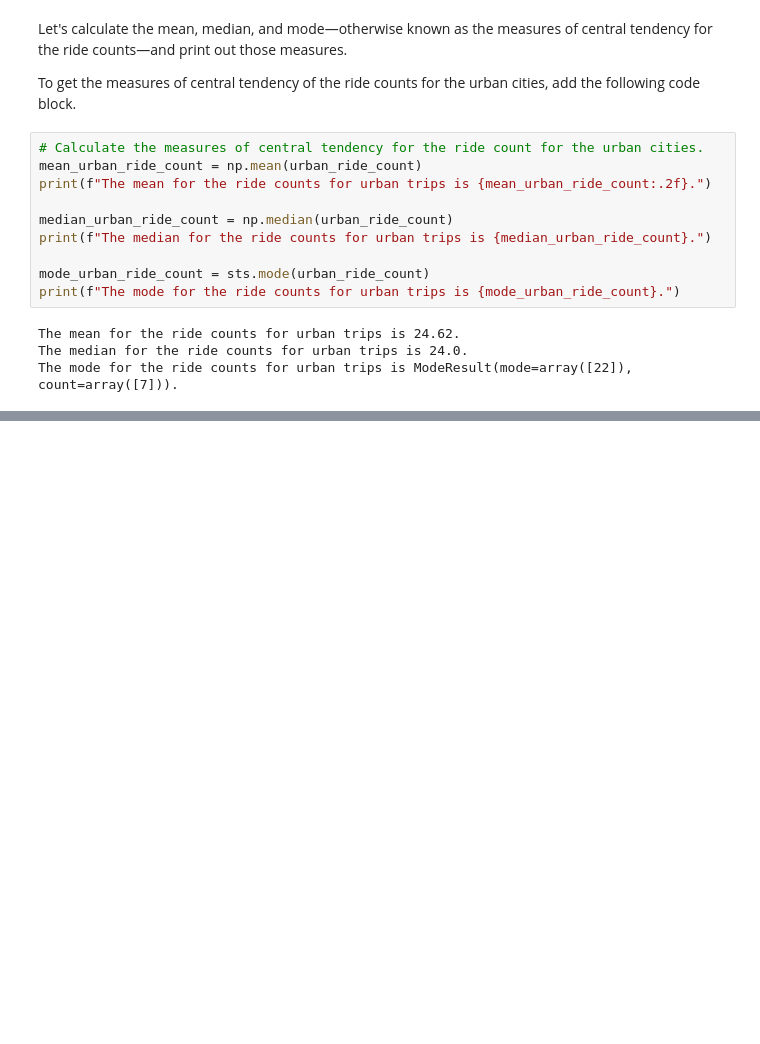
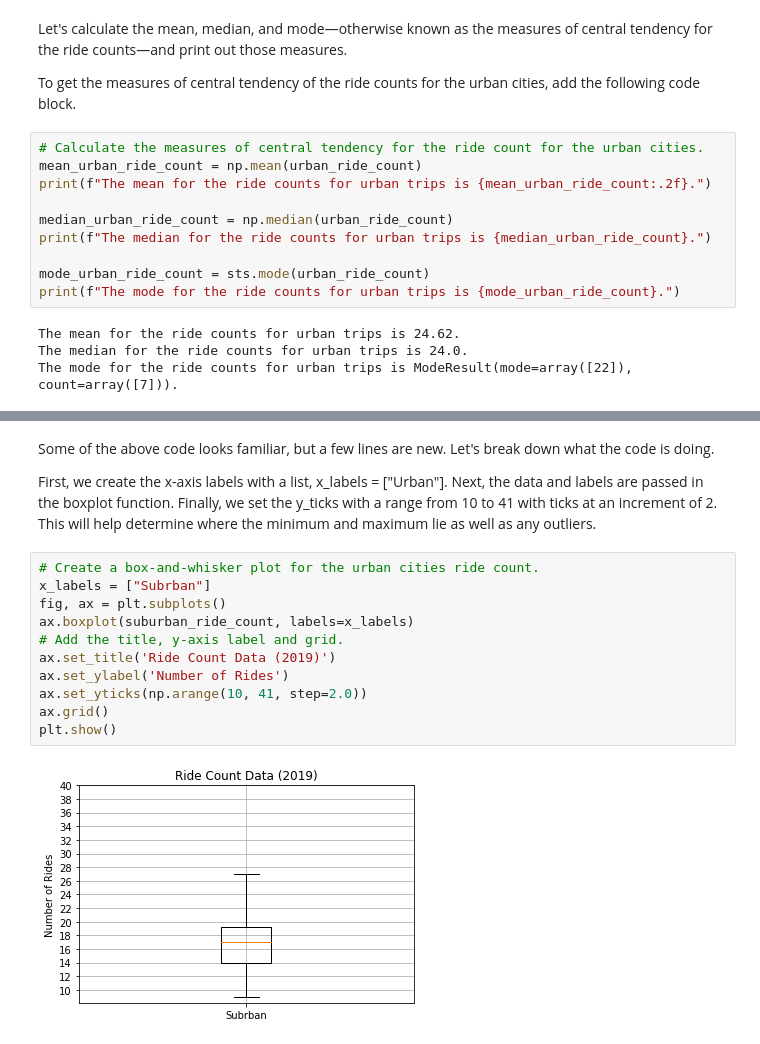
Before and after one commit to LucyPill/PyBer_Analysis, a Jupyter notebook: PyBer.ipynb, the cells around one changed output, grey strips where cells are left out. Drawn from its saved outputs; the diff is of its cells as text; blank space fills up the shorter version.

```diff
--- a/PyBer.ipynb
+++ b/PyBer.ipynb
@@ -655,0 +841,19 @@ The mode for the ride counts for rural trips is ModeResult(mode=array([6]), coun
+# %% [markdown]
+Some of the above code looks familiar, but a few lines are new. Let's break down what the code is doing.
+
+First, we create the x-axis labels with a list, x_labels = ["Urban"].
+Next, the data and labels are passed in the boxplot function.
+Finally, we set the y_ticks with a range from 10 to 41 with ticks at an increment of 2. This will help determine where the minimum and maximum lie as well as any outliers.
+# %%
+# Create a box-and-whisker plot for the urban cities ride count.
+x_labels = ["Subrban"]
+fig, ax = plt.subplots()
+ax.boxplot(suburban_ride_count, labels=x_labels)
+# Add the title, y-axis label and grid.
+ax.set_title('Ride Count Data (2019)')
+ax.set_ylabel('Number of Rides')
+ax.set_yticks(np.arange(10, 41, step=2.0))
+ax.grid()
+plt.show()
+# %% [output]
+[figure, added]
```
Also changed, not shown: parts of 43 cells of this notebook, 6 other files.
